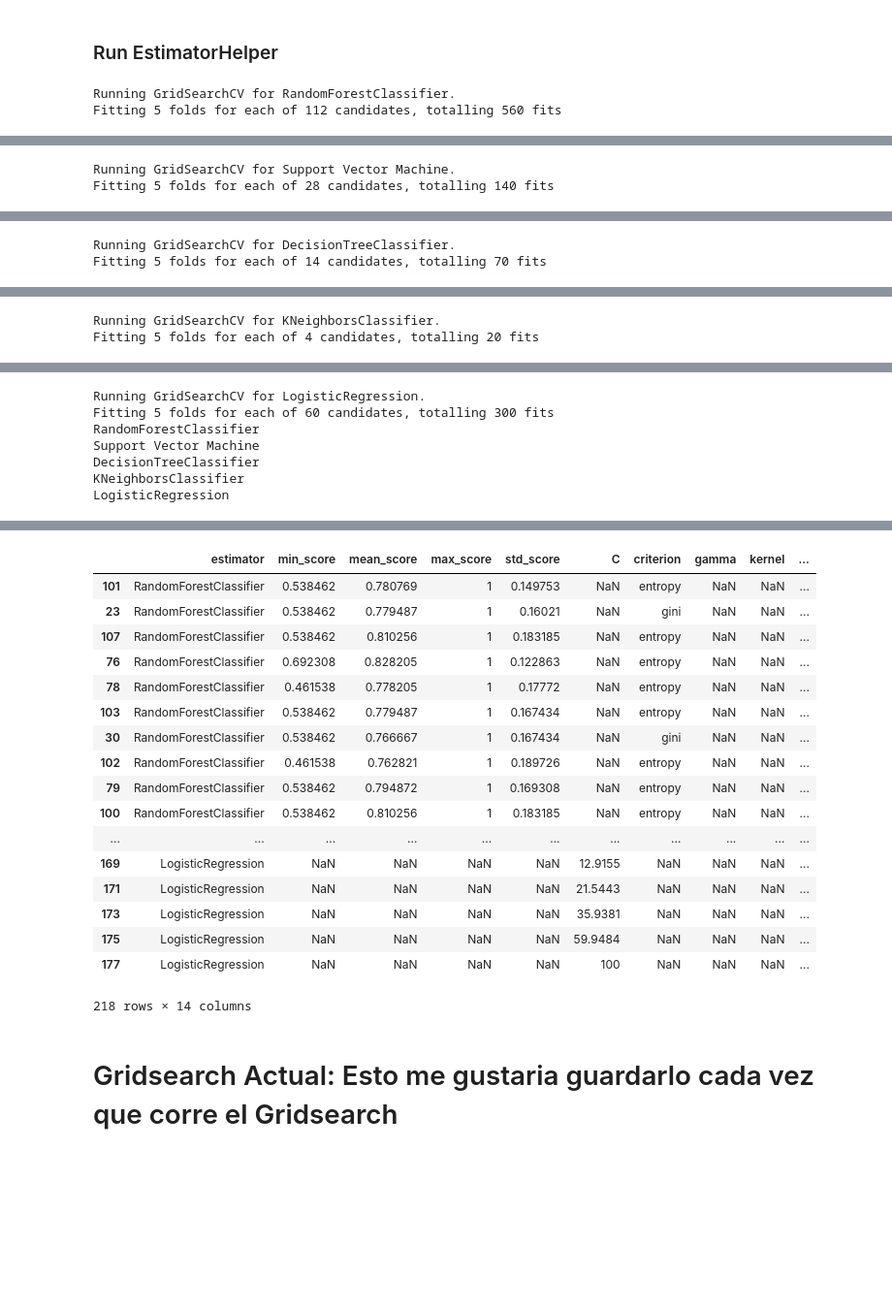
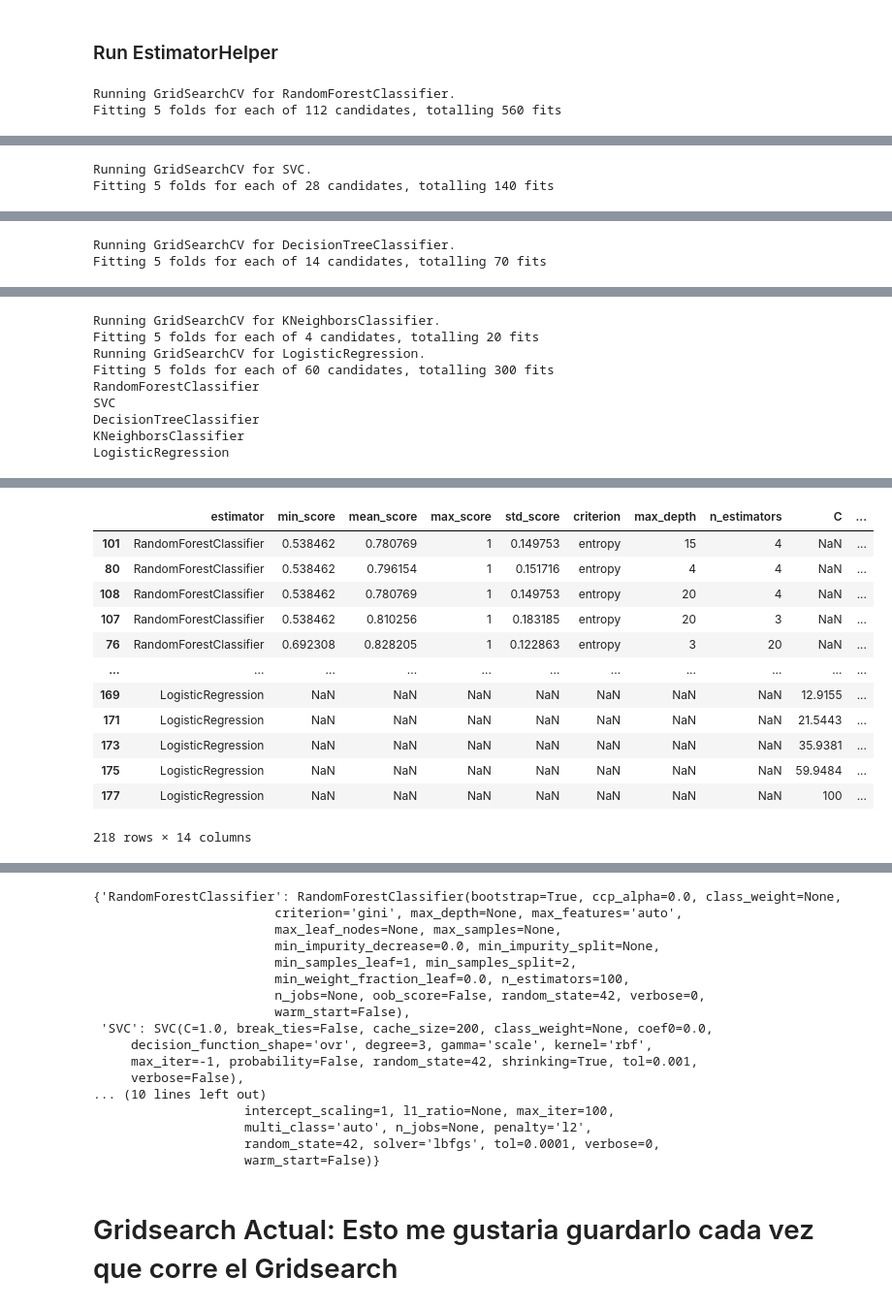
Before and after one commit to fermarquez2019/CRS-R_model, a Jupyter notebook: modelos_mes1_v1.02.ipynb, the cells around one changed output, grey strips where cells are left out. Shown at 97% size. Saved outputs shown, nothing was run; the diff lists cells and outputs as text; code cells hidden in the pictures; blank space fills up the shorter version.

```diff
--- a/modelos_mes1_v1.02.ipynb
+++ b/modelos_mes1_v1.02.ipynb
@@ -371,7 +371,7 @@ random_state=42
 
 models1 = {
     'RandomForestClassifier': RandomForestClassifier(random_state=random_state),
-    'Support Vector Machine': SVC(random_state=random_state),
+    'SVC': SVC(random_state=random_state),
     'DecisionTreeClassifier':DecisionTreeClassifier(random_state=random_state),
     'KNeighborsClassifier':KNeighborsClassifier(),
     'LogisticRegression':LogisticRegression(random_state=random_state)
@@ -382,7 +382,7 @@ params1 = {
         {'criterion': ['gini', 'entropy'],'n_estimators': [1,2,3,4,5,10,20],
          'max_depth': [1,2,3,4,5, 8, 15, 20]},
     ],
-    'Support Vector Machine': [
+    'SVC': [
         {'kernel': ['linear'], 'C': [1, 10, 100, 1000]},
         {'kernel': ['rbf'], 'C': [1, 10, 100, 1000], 'gamma': [0.0001,0.001, 0.01, 0.1,1, 10]}
     ],
@@ -414,3 +414,3 @@ Fitting 5 folds for each of 112 candidates, totalling 560 fits
 [Parallel(n_jobs=1)]: Using backend SequentialBackend with 1 concurrent workers.
-Running GridSearchCV for Support Vector Machine.
+Running GridSearchCV for SVC.
 Fitting 5 folds for each of 28 candidates, totalling 140 fits
@@ -423,2 +425,9 @@ Fitting 5 folds for each of 14 candidates, totalling 70 fits
 Running GridSearchCV for KNeighborsClassifier.
 Fitting 5 folds for each of 4 candidates, totalling 20 fits
+Running GridSearchCV for LogisticRegression.
+Fitting 5 folds for each of 60 candidates, totalling 300 fits
+RandomForestClassifier
+SVC
+DecisionTreeClassifier
+KNeighborsClassifier
+LogisticRegression
@@ -427,7 +435,13 @@ Fitting 5 folds for each of 4 candidates, totalling 20 fits
+|  | estimator | min_score | mean_score | max_score | std_score | criterion | max_depth | n_estimators | C | ... |
+| 101 | RandomForestClassifier | 0.538462 | 0.780769 | 1 | 0.149753 | entropy | 15 | 4 | NaN | ... |
+| 80 | RandomForestClassifier | 0.538462 | 0.796154 | 1 | 0.151716 | entropy | 4 | 4 | NaN | ... |
+| 108 | RandomForestClassifier | 0.538462 | 0.780769 | 1 | 0.149753 | entropy | 20 | 4 | NaN | ... |
+| 107 | RandomForestClassifier | 0.538462 | 0.810256 | 1 | 0.183185 | entropy | 20 | 3 | NaN | ... |
+| 76 | RandomForestClassifier | 0.692308 | 0.828205 | 1 | 0.122863 | entropy | 3 | 20 | NaN | ... |
+| ... | ... | ... | ... | ... | ... | ... | ... | ... | ... | ... |
+| 169 | LogisticRegression | NaN | NaN | NaN | NaN | NaN | NaN | NaN | 12.9155 | ... |
+| 171 | LogisticRegression | NaN | NaN | NaN | NaN | NaN | NaN | NaN | 21.5443 | ... |
+| 173 | LogisticRegression | NaN | NaN | NaN | NaN | NaN | NaN | NaN | 35.9381 | ... |
+| 175 | LogisticRegression | NaN | NaN | NaN | NaN | NaN | NaN | NaN | 59.9484 | ... |
+| 177 | LogisticRegression | NaN | NaN | NaN | NaN | NaN | NaN | NaN | 100 | ... |
-Running GridSearchCV for LogisticRegression.
-Fitting 5 folds for each of 60 candidates, totalling 300 fits
-RandomForestClassifier
-Support Vector Machine
-DecisionTreeClassifier
-KNeighborsClassifier
-LogisticRegression
+218 rows × 14 columns
@@ -435,21 +448,23 @@ LogisticRegression
-|  | estimator | min_score | mean_score | max_score | std_score | C | criterion | gamma | kernel | ... |
-| 101 | RandomForestClassifier | 0.538462 | 0.780769 | 1 | 0.149753 | NaN | entropy | NaN | NaN | ... |
-| 23 | RandomForestClassifier | 0.538462 | 0.779487 | 1 | 0.16021 | NaN | gini | NaN | NaN | ... |
-| 107 | RandomForestClassifier | 0.538462 | 0.810256 | 1 | 0.183185 | NaN | entropy | NaN | NaN | ... |
-| 76 | RandomForestClassifier | 0.692308 | 0.828205 | 1 | 0.122863 | NaN | entropy | NaN | NaN | ... |
-| 78 | RandomForestClassifier | 0.461538 | 0.778205 | 1 | 0.17772 | NaN | entropy | NaN | NaN | ... |
-| 103 | RandomForestClassifier | 0.538462 | 0.779487 | 1 | 0.167434 | NaN | entropy | NaN | NaN | ... |
-| 30 | RandomForestClassifier | 0.538462 | 0.766667 | 1 | 0.167434 | NaN | gini | NaN | NaN | ... |
-| 102 | RandomForestClassifier | 0.461538 | 0.762821 | 1 | 0.189726 | NaN | entropy | NaN | NaN | ... |
-| 79 | RandomForestClassifier | 0.538462 | 0.794872 | 1 | 0.169308 | NaN | entropy | NaN | NaN | ... |
-| 100 | RandomForestClassifier | 0.538462 | 0.810256 | 1 | 0.183185 | NaN | entropy | NaN | NaN | ... |
-| ... | ... | ... | ... | ... | ... | ... | ... | ... | ... | ... |
-| 169 | LogisticRegression | NaN | NaN | NaN | NaN | 12.9155 | NaN | NaN | NaN | ... |
-| 171 | LogisticRegression | NaN | NaN | NaN | NaN | 21.5443 | NaN | NaN | NaN | ... |
-| 173 | LogisticRegression | NaN | NaN | NaN | NaN | 35.9381 | NaN | NaN | NaN | ... |
-| 175 | LogisticRegression | NaN | NaN | NaN | NaN | 59.9484 | NaN | NaN | NaN | ... |
-| 177 | LogisticRegression | NaN | NaN | NaN | NaN | 100 | NaN | NaN | NaN | ... |
-218 rows × 14 columns
+# %%
+helper1.models
+# %% [output]
+{'RandomForestClassifier': RandomForestClassifier(bootstrap=True, ccp_alpha=0.0, class_weight=None,
+                        criterion='gini', max_depth=None, max_features='auto',
+                        max_leaf_nodes=None, max_samples=None,
+                        min_impurity_decrease=0.0, min_impurity_split=None,
+                        min_samples_leaf=1, min_samples_split=2,
+                        min_weight_fraction_leaf=0.0, n_estimators=100,
+                        n_jobs=None, oob_score=False, random_state=42, verbose=0,
+                        warm_start=False),
+ 'SVC': SVC(C=1.0, break_ties=False, cache_size=200, class_weight=None, coef0=0.0,
+     decision_function_shape='ovr', degree=3, gamma='scale', kernel='rbf',
+     max_iter=-1, probability=False, random_state=42, shrinking=True, tol=0.001,
+     verbose=False),
+... (10 lines left out)
+                    intercept_scaling=1, l1_ratio=None, max_iter=100,
+                    multi_class='auto', n_jobs=None, penalty='l2',
+                    random_state=42, solver='lbfgs', tol=0.0001, verbose=0,
+                    warm_start=False)}
 # %% [markdown]
 # Gridsearch Actual: Esto me gustaria guardarlo cada vez que corre el Gridsearch
 # %%
```
Also changed, not shown: parts of 25 cells of this notebook.
